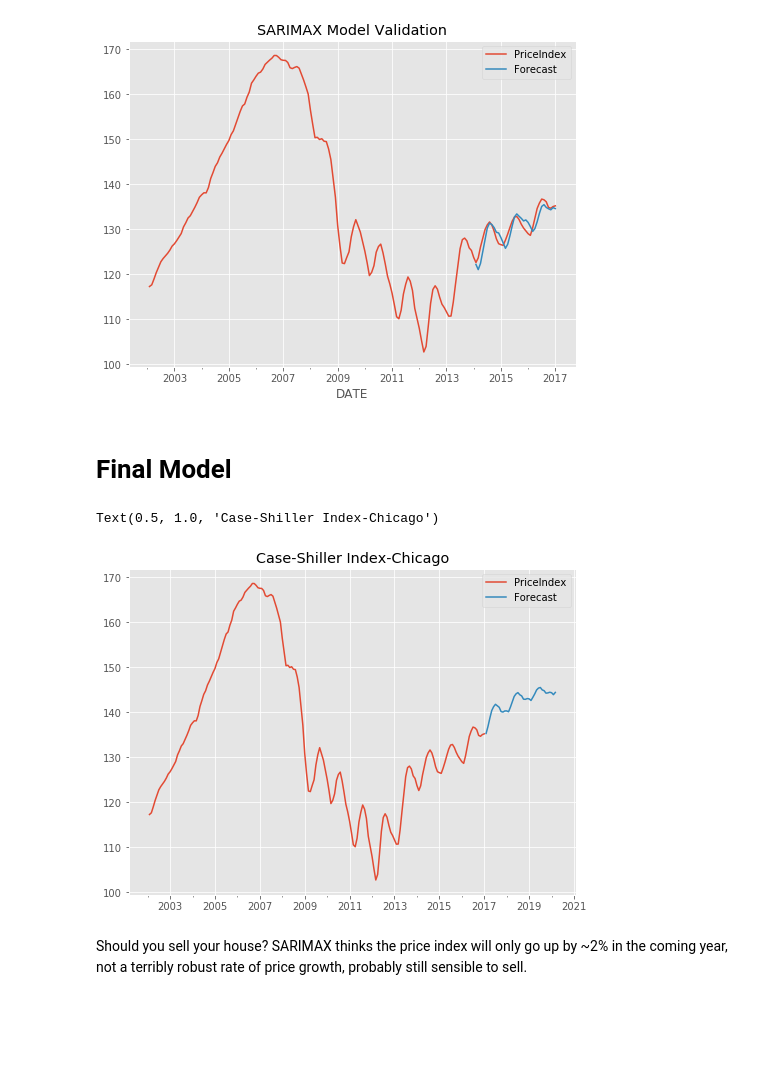
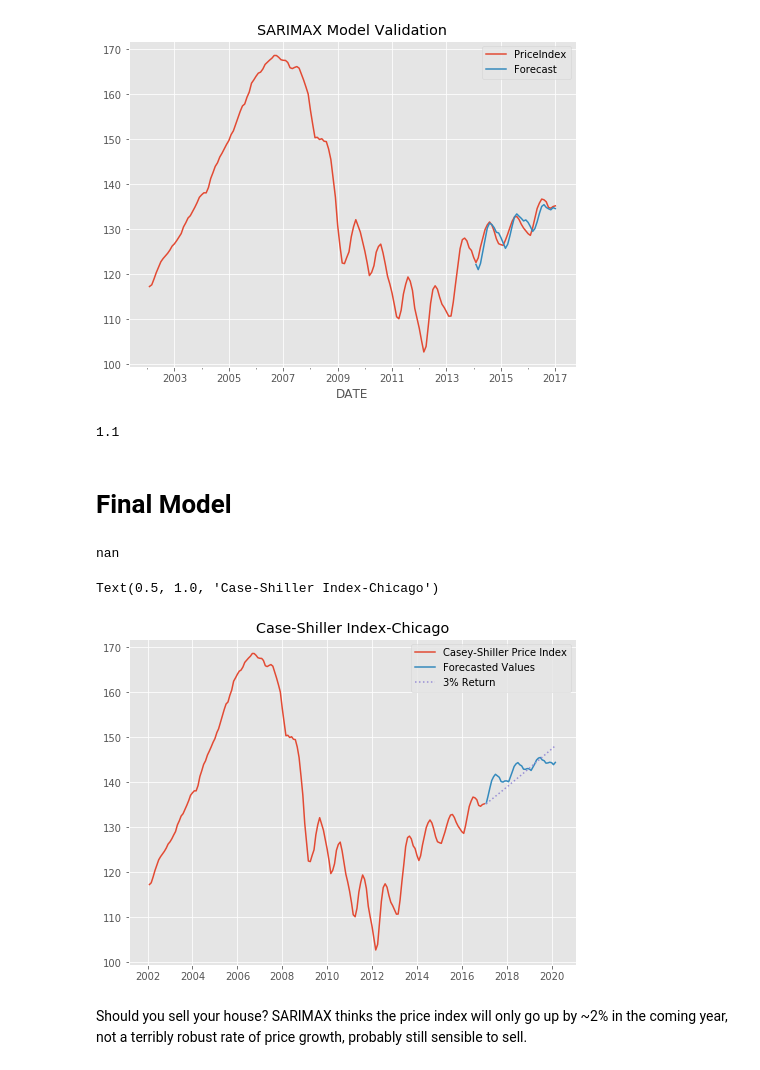
Before and after one commit to Pietrassyk/Project_6_TSA_Housing, a Jupyter notebook: Chicago_data.ipynb, the cells around one changed output. Cells and saved outputs as stored; diff of their text form; code cells hidden in the pictures; blank space fills up the shorter version.

Commit message:
updated graphs

```diff
--- a/Chicago_data.ipynb
+++ b/Chicago_data.ipynb
@@ -291,26 +291,41 @@ print('Mean Squared Error: ',MSE)
 # %% [output]
 Mean Squared Error:  3.019677315419406
 [figure]
+# %%
+model_df['RelativeError'] = np.absolute(1-model_df['Forecast']/model_df['PriceIndex'])
+round(model_df['RelativeError'].tail(36).mean()*100,3)
+# %% [output]
+1.1
 # %% [markdown]
 # Final Model
+# %%
+model_df.iloc[180]['PriceIndex']
+# %% [output]
+nan
 # %%
 model_df = chicago.copy().dropna()
 mod = sm.tsa.statespace.SARIMAX(model_df['PriceIndex'],
                                 order=(2,1,2),seasonal_order=(2,1,1,6),dates=model_df.index,
                                enforce_stationarity=False, enforce_invertibility=False)
 res_sarimax_forecast = mod.fit()
 start = datetime.datetime.strptime("2017-01-01", "%Y-%m-%d")
 date_list = [start + relativedelta(months=x+1) for x in range(0,38)]
 future = pd.DataFrame(index=date_list, columns= model_df.columns)
 model_df = pd.concat([model_df, future])
 model_df['Forecast'] = res_sarimax_forecast.predict(start = end, end= end+38, dynamic=True,
                                    typ='levels')
+model_df['Risk_Free_Rate'] = 180*[np.nan] + [model_df.iloc[179]['PriceIndex']*(1.03)**(n/12) for n in range(0,38)]
 plt.style.use('ggplot')
-model_df[['PriceIndex', 'Forecast']].plot(figsize=(8,6))
+plt.figure(figsize=(8,6))
+#model_df[['PriceIndex', 'Forecast']].plot(figsize=(8,6))
+plt.plot(model_df.index,model_df['PriceIndex'],label='Casey-Shiller Price Index')
+plt.plot(model_df.index,model_df['Forecast'],label='Forecasted Values')
+plt.plot(model_df.index,model_df['Risk_Free_Rate'],ls=':', label='3% Return')
+plt.legend()
 plt.title('Case-Shiller Index-Chicago')
 # %% [output]
 Text(0.5, 1.0, 'Case-Shiller Index-Chicago')
-[figure, old version]
+[figure, new version]
 # %% [markdown]
 Should you sell your house? SARIMAX thinks the price index will only go up by ~2% in the coming year, not a terribly robust rate of price growth, probably still sensible to sell.
 # %%
```
Also changed, not shown: 1 other file.
